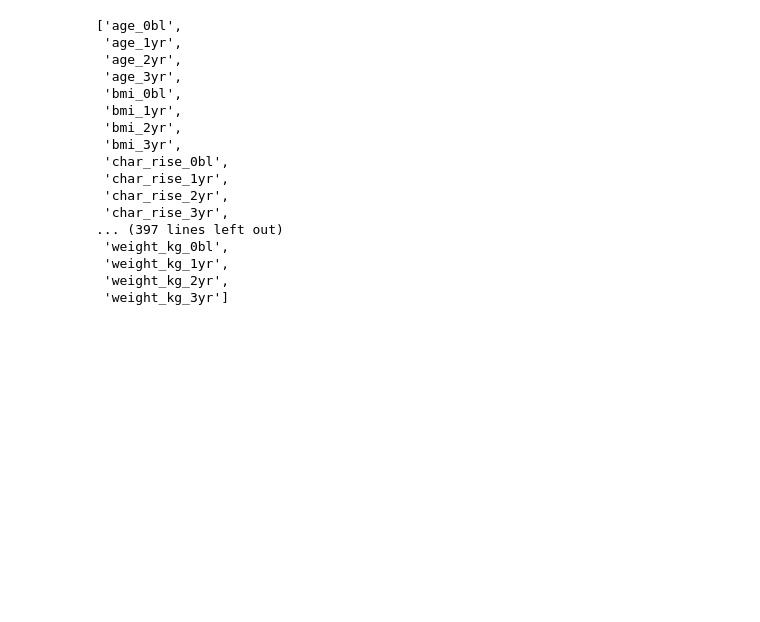
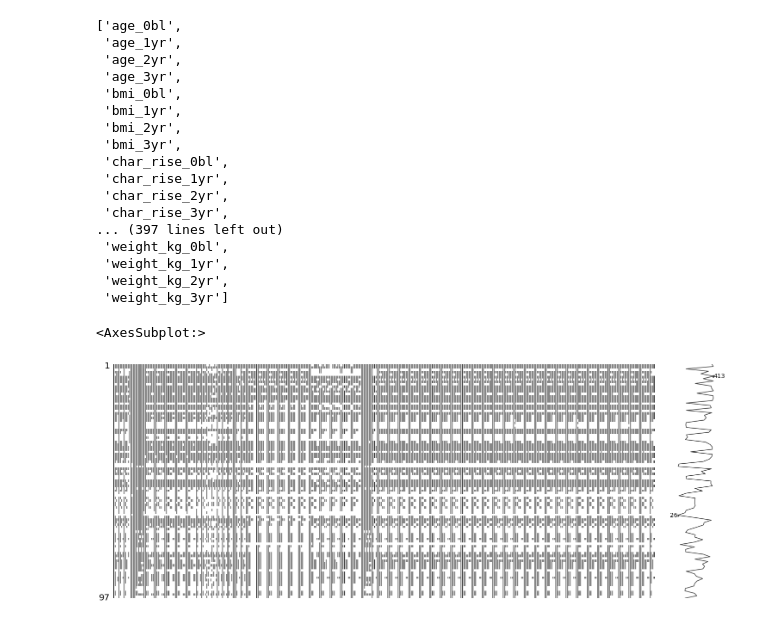
Before and after one commit to samanthahuff/ML-tutorials, a Jupyter notebook: data_processing.ipynb, the cells around one changed output. Drawn from its saved outputs; the diff is of its cells as text; code cells hidden in the pictures; blank space fills up the shorter version.

```diff
--- a/data_processing.ipynb
+++ b/data_processing.ipynb
@@ -28,13 +96,4 @@ df_wide.columns = [f'{x}_{y}' for x,y in df_wide.columns]
 # %%
-df_wide.head()
-list(df_wide.columns)
-
-#variables that only are kept for first year and left side
-df_wide_2 = df_wide.drop(['height_m_0bl_R','height_m_1yr_R', 'height_m_1yr_L','height_m_2yr_R', 'height_m_2yr_L', 'height_m_3yr_R', 'height_m_3yr_L',
-                         'gender_0bl_R', 'gender_1yr_L','gender_1yr_R','gender_2yr_L','gender_2yr_R','gender_3yr_L','gender_3yr_R',
-                         'dominant_leg_0bl_R'], axis=1)
-df_wide_2.rename(columns={'height_m_0bl_L': 'height', 'gender_0bl_L': 'gender', 'dominant_leg_0bl_L': 'dominant_leg'}, inplace=True)
-
 #variables that only are kept for left side
 df_wide_3 = df_wide_2.drop(['age_0bl_R', 'bmi_0bl_R','weight_kg_0bl_R','age_1yr_R','bmi_1yr_R', 'weight_kg_1yr_R', 'age_2yr_R','bmi_2yr_R','weight_kg_2yr_R',
               'age_3yr_R','bmi_3yr_R','weight_kg_3yr_R',
@@ -49,7 +108,6 @@ df_wide_3.rename(columns={'age_0bl_L': 'age_0bl', 'age_1yr_L': 'age_1yr', 'age_2
                          'm_walk_test_0bl_L': 'm_walk_test_0bl', 'm_walk_test_1yr_L': 'm_walk_test_1yr', 'm_walk_test_2yr_L': 'm_walk_test_2yr', 'm_walk_test_3yr_L': 'm_walk_test_3yr',
                          'stair_climbing_0bl_L': 'stair_climbing_0bl', 'stair_climbing_1yr_L': 'stair_climbing_1yr', 'stair_climbing_2yr_L': 'stair_climbing_2yr', 'stair_climbing_3yr_L': 'stair_climbing_3yr',
                          'mhi5_score_0bl_L': 'mhi5_score_0bl', 'mhi5_score_1yr_L': 'mhi5_score_1yr', 'mhi5_score_2yr_L': 'mhi5_score_2yr', 'mhi5_score_3yr_L': 'mhi5_score_3yr',}, inplace=True)
-df_wide_3.columns.loc[df_wide_3.columns.str.contains('ipaq'), df_wide_3.columns] = 'L'
 # %%
 list(df_wide_3.columns)
 df_wide_3 = df_wide_3.sort_index(axis=1, level=1) #sort by columns
@@ -73,3 +131,8 @@ list(df_wide_3.columns)
  'weight_kg_1yr',
  'weight_kg_2yr',
  'weight_kg_3yr']
+# %%
+msno.matrix(df_wide_3)
+# %% [output]
+<AxesSubplot:>
+[figure, added]
```
Also changed, not shown: parts of 13 cells of this notebook.
